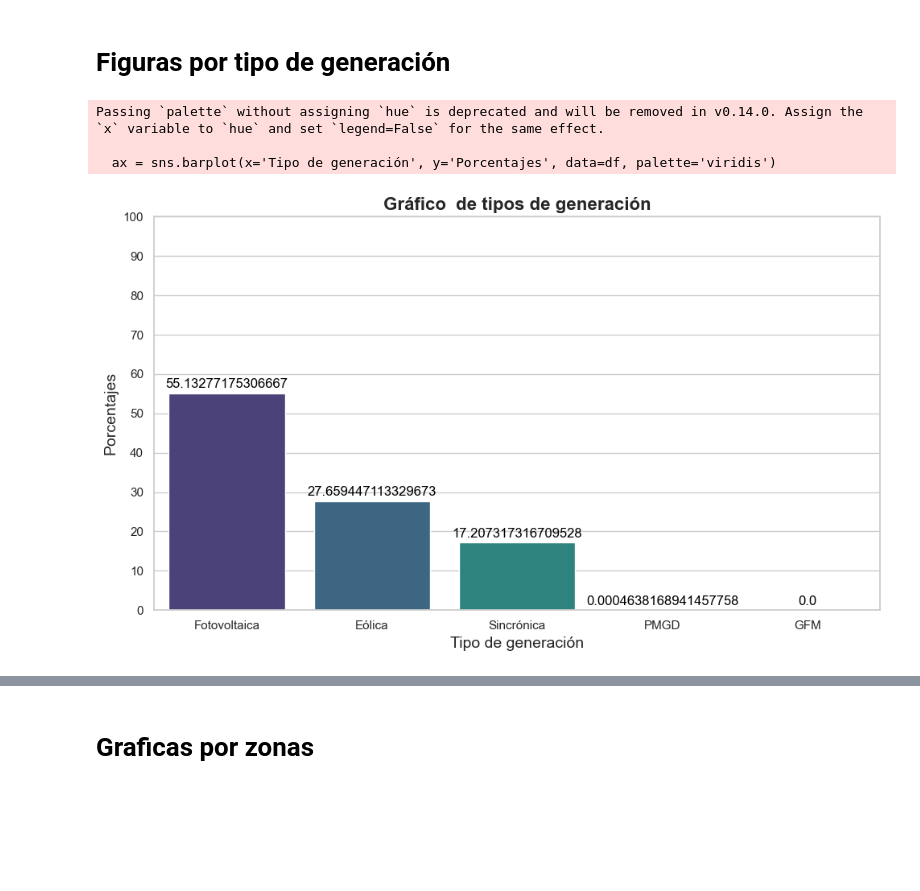
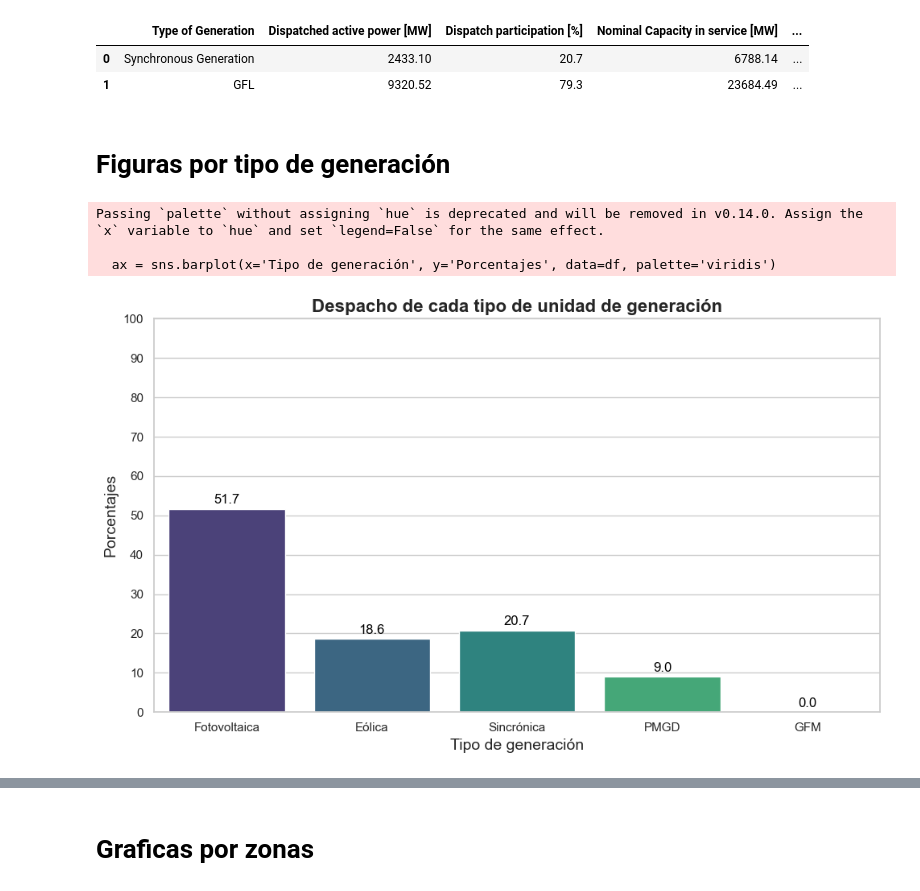
Before and after one commit to fabiMM94/Fabi_Casa_CEN, a Jupyter notebook: Data_Working copy.ipynb, the cells around one changed output, grey strips where cells are left out. Saved outputs shown, nothing was run; the diff lists cells and outputs as text; code cells hidden in the pictures; blank space fills up the shorter version.

```diff
--- a/Data_Working copy.ipynb
+++ b/Data_Working copy.ipynb
@@ -11,9 +12,10 @@ import re
 import seaborn as sns
 import matplotlib.pyplot as plt
 # %%
-ruta = "Resultados/Data_SEN_target.xlsx"
-pd.set_option('display.max_rows', 351)
-Data = pd.read_excel(ruta)
+ruta = "Resultados/Data_SEN_Final_2030Previo.xlsx"
+pd.set_option('display.max_rows', 50)
+Data = pd.read_excel(ruta,sheet_name="Data")
+Data_load = pd.read_excel(ruta,sheet_name="Load")
 Data
 # %% [output]
 |  | Name1 | Name2 | Name3 | Nombre PowerFactory | Type | EMTP Status | EMTP Load Flow Component | ... |
@@ -36,10 +34,15 @@ Data
 # %%
+# aqui separo la data por tipo de generación y que este activadas
 Data_PV = Data[(Data['Type'] == 'Parque Fotovoltaico') & (Data['EMTP Status'] == 1)]
 Data_WP = Data[(Data['Type'] == 'Parque Eólico') & (Data['EMTP Status'] == 1)]
 Data_SG = Data[(Data['Type'] == 'Generador Sincrónico') & (Data['EMTP Status'] == 1)]
 Data_GFM = Data[(Data['Type'] == 'Grid Forming') & (Data['EMTP Status'] == 1)]
 Data_PMGD = Data[(Data['Type'] == 'PMGD') & (Data['EMTP Status'] == 1)]
+Data_BESS = Data[(Data['Type'] == 'BESS') & (Data['EMTP Status'] == 1)]
 
+##---------- arreglo sincronico
+Data_SG.loc[Data_SG['Name1'] == 'Cochrane_U2', 'Página PowerFactory'] = '00-Norte Grande'
+#------------------------------------------------------------
 
 SUMA_PV_P = Data_PV['P_set [MW]'].sum()
 SUMA_WP_P = Data_WP['P_set [MW]'].sum()
@@ -47,15 +50,16 @@ SUMA_SG_P = Data_SG['P_set [MW]'].sum()
 SUMA_GFM_P = Data_GFM['P_set [MW]'].sum()
 SUMA_PMGD_P = Data_PMGD['P_set [MW]'].sum()
 
-Total = SUMA_PV_P + SUMA_WP_P+ SUMA_SG_P+ SUMA_GFM_P + SUMA_PMGD_P
+
+Total = SUMA_PV_P + SUMA_WP_P+ SUMA_SG_P + SUMA_PMGD_P #+ SUMA_GFM_
 SUMA_GFL_P = SUMA_PV_P+SUMA_WP_P+SUMA_PMGD_P
 
 
-pPV= float(100*SUMA_PV_P/Total)
-pWP= float(100*SUMA_WP_P/Total)
-pSG= float(100*SUMA_SG_P/Total)
-pGFM= float(100*SUMA_GFM_P/Total)
-pPMGD= float(100*SUMA_PMGD_P/Total)
-
-print(float(pPMGD))
+pPV= round(float(100*SUMA_PV_P/Total),1)
+pWP= round(float(100*SUMA_WP_P/Total),1)
+pSG= round(float(100*SUMA_SG_P/Total),1)
+pGFM= round(float(100*SUMA_GFM_P/Total),1)
+pPMGD=round( float(100*SUMA_PMGD_P/Total),1)
+pGFL= round(float(100*SUMA_GFL_P/Total),1)
+SUMA_SG_P
 # %% [output]
@@ -63,15 +93,26 @@ print(float(pPMGD))
+# %%
+unidades = ["Synchronous Generation","GFL"]
+Sumas =[SUMA_SG_P, SUMA_GFL_P ]
+Porcentaje = [pSG,pGFL]
+Suma_nom = [SUMA_SG_nom, SUMA_GFL_nom]
+Porcentaje_nom = [pSG_nom,pGFL_nom]
+
+data_resultados = {"Type of Generation": unidades,
+                    "Dispatched active power [MW]": Sumas,
+                    "Dispatch participation [%]": Porcentaje,
+                    "Nominal Capacity in service [MW]" :  Suma_nom,
+                    "In-service capacity participation [%]" : Porcentaje_nom
+}
+data_resultados= pd.DataFrame(data_resultados)
+data_resultados
+# %% [output]
+|  | Type of Generation | Dispatched active power [MW] | Dispatch participation [%] | Nominal Capacity in service [MW] | ... |
+| 0 | Synchronous Generation | 2433.10 | 20.7 | 6788.14 | ... |
+| 1 | GFL | 9320.52 | 79.3 | 23684.49 | ... |
 # %% [markdown]
 # Figuras por tipo de generación
 # %%
 
-
-## Añadir etiquetas y título
-#plt.xlabel('Tipo de generación')
-#plt.ylabel('Valor en Porcentaje')
-#plt.title('Gráfico de Barras')
-
-
-# Datos de ejemplo
 data = {
     'Tipo de generación': ['Fotovoltaica', 'Eólica', 'Sincrónica', 'PMGD', 'GFM'],
     'Porcentajes': [pPV, pWP, pSG, pPMGD, pGFM]
@@ -82,32 +123,32 @@ df = pd.DataFrame(data)
 sns.set(style="whitegrid")
 
 # Crear la figura y el eje
 plt.figure(figsize=(10, 6))
 ax = sns.barplot(x='Tipo de generación', y='Porcentajes', data=df, palette='viridis')
 
 # Personalización
-ax.set_title('Gráfico  de tipos de generación', fontsize=16, fontweight='bold')
+ax.set_title('Despacho de cada tipo de unidad de generación', fontsize=16, fontweight='bold')
 ax.set_xlabel('Tipo de generación', fontsize=14)
 ax.set_ylabel('Porcentajes', fontsize=14)
 ax.set_yticks(range(0, 101, 10))  # Ajuste de las marcas del eje Y
 
 # Añadir etiquetas de valores en las barras
 for p in ax.patches:
     ax.annotate(f'{p.get_height()}',
                 (p.get_x() + p.get_width() / 2., p.get_height()),
                 ha='center', va='center',
                 xytext=(0, 8),
                 textcoords='offset points',
                 fontsize=12,
                 color='black')
 
 # Mejorar el layout
 plt.tight_layout()
 
 # Mostrar el gráfico
 plt.show()
 # %% [output]
 Passing `palette` without assigning `hue` is deprecated and will be removed in v0.14.0. Assign the `x` variable to `hue` and set `legend=False` for the same effect.
 
   ax = sns.barplot(x='Tipo de generación', y='Porcentajes', data=df, palette='viridis')
-[figure, old version]
+[figure, new version]
```
Also changed, not shown: parts of 25 cells of this notebook, 35 other files.
